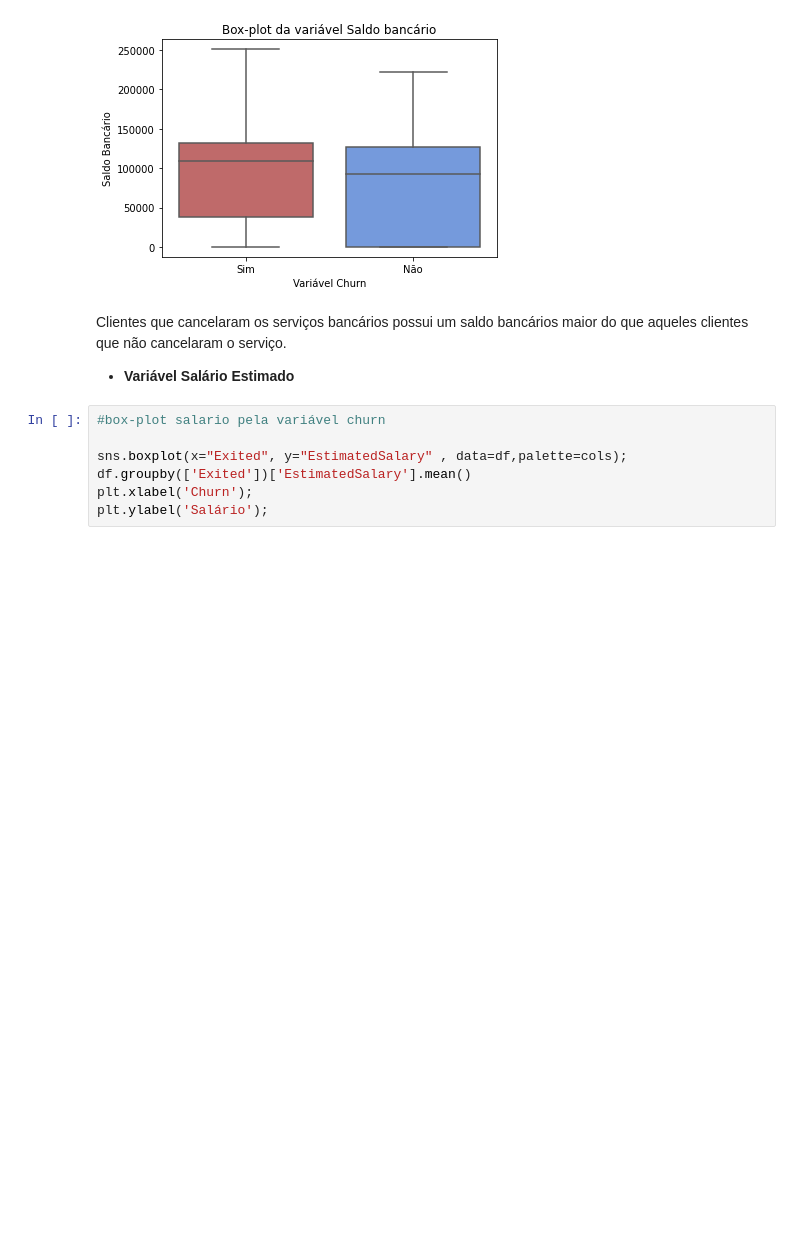
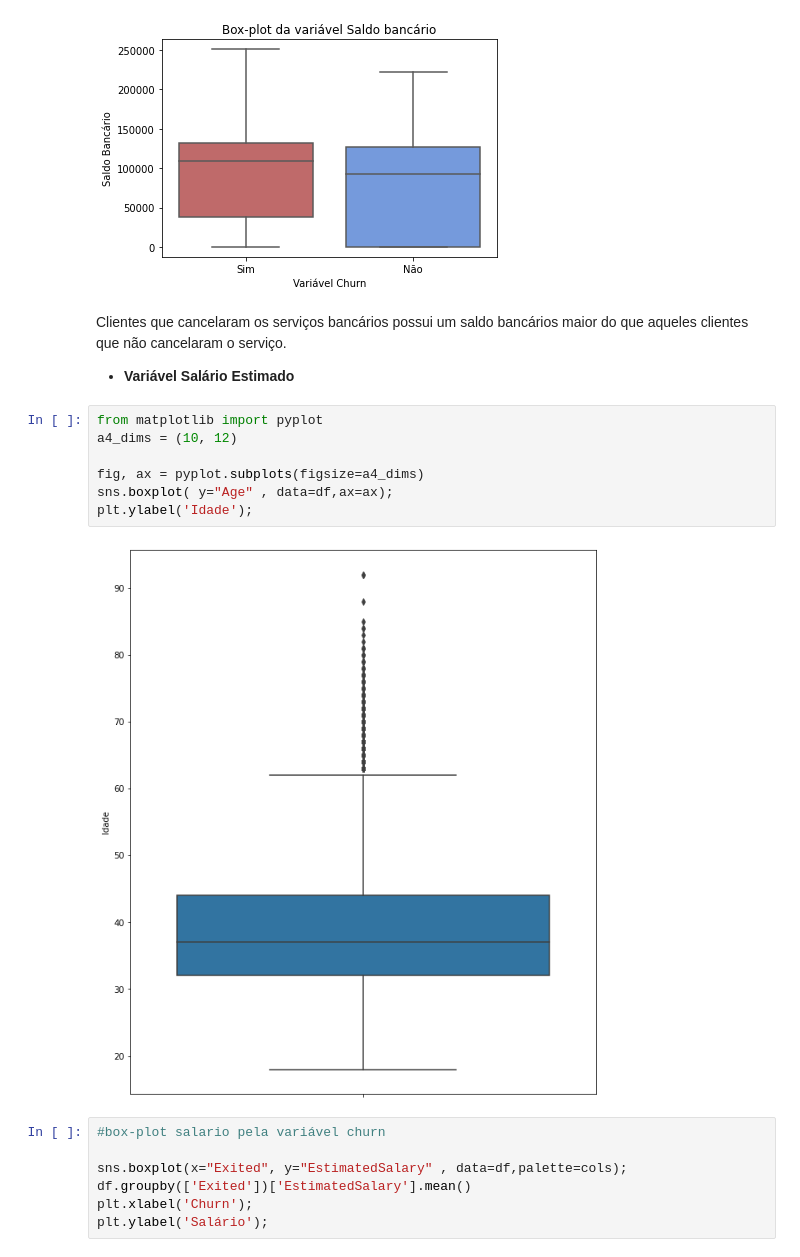
Before and after one commit to scudilio/Churn_model, a Jupyter notebook: Parte_II_Churn_artigo.ipynb, the cells around one changed output. Saved outputs shown, nothing was run; the diff lists cells and outputs as text; blank space fills up the shorter version.

```diff
--- a/Parte_II_Churn_artigo.ipynb
+++ b/Parte_II_Churn_artigo.ipynb
@@ -429,9 +427,18 @@ Sim    91108.539337
 Name: Balance, dtype: float64
 [figure]
 # %% [markdown]
-Clientes que cancelaram os serviços bancários possui um saldo bancários maior do que aqueles clientes que não cancelaram o serviço.
+ Clientes que cancelaram os serviços bancários possui um saldo bancários maior do que aqueles clientes que não cancelaram o serviço.
 
 * **Variável Salário Estimado**
+# %%
+from matplotlib import pyplot
+a4_dims = (10, 12)
+
+fig, ax = pyplot.subplots(figsize=a4_dims)
+sns.boxplot( y="Age" , data=df,ax=ax);
+plt.ylabel('Idade');
+# %% [output]
+[figure, added]
 # %%
 #box-plot salario pela variável churn
 
```
Also changed, not shown: parts of 12 cells of this notebook.
